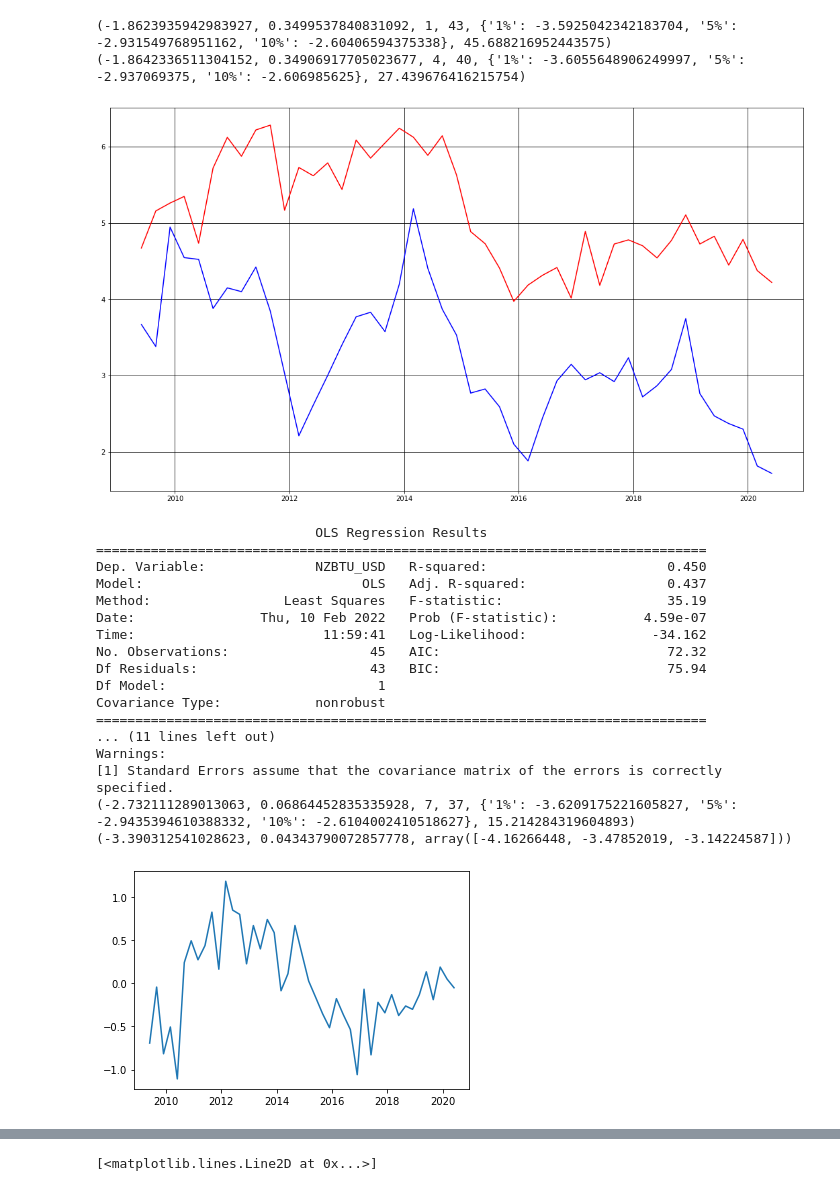
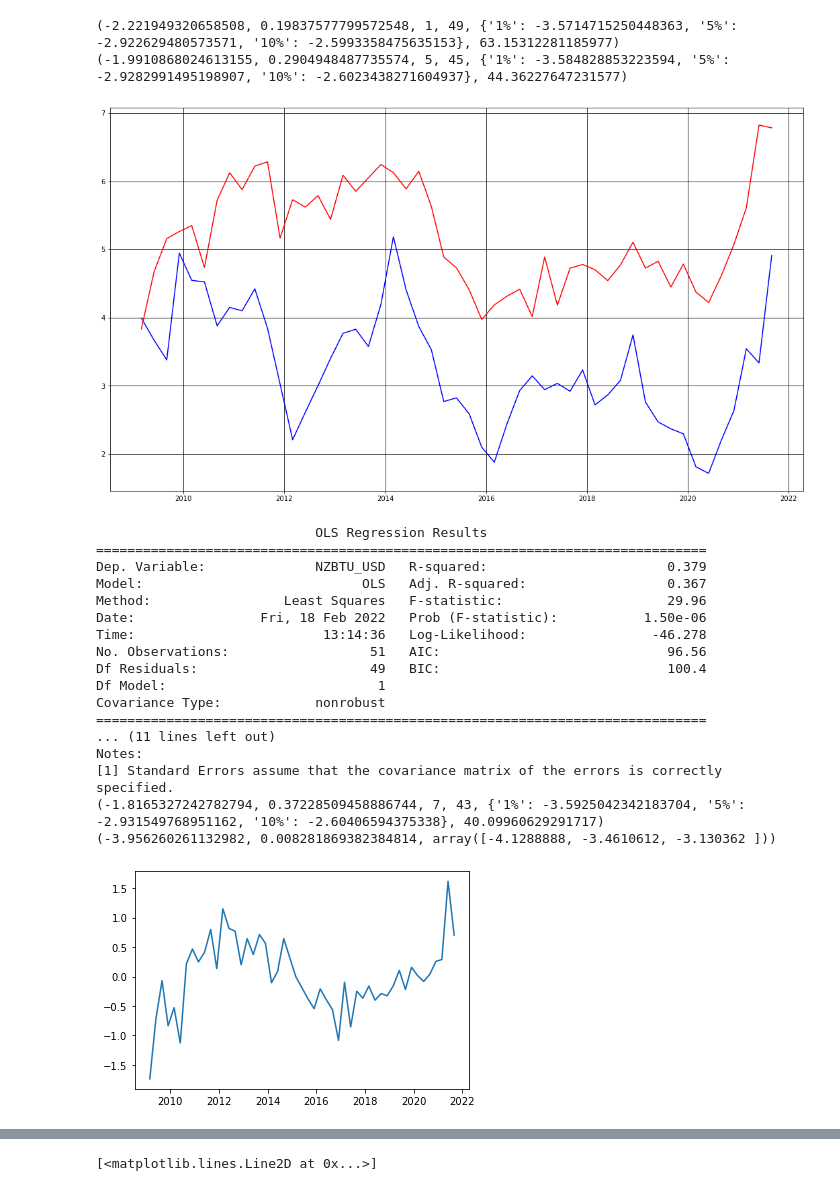
Before and after one commit to joe-ascroft/phd, a Jupyter notebook: jupyter code/metrics/gas nz.ipynb, the cells around one changed output, grey strips where cells are left out. Drawn from its saved outputs; the diff is of its cells as text; code cells hidden in the pictures.

Commit message:
data updates

```diff
--- a/jupyter code/metrics/gas nz.ipynb
+++ b/jupyter code/metrics/gas nz.ipynb
@@ -9,21 +9,30 @@ import statsmodels.api as sm
 import statsmodels.formula.api as smf
 import statsmodels.tsa.stattools as ts
 
+### STARGAZER ###
+
+from stargazer.stargazer import Stargazer, LineLocation
+
 url = 'https://raw.githubusercontent.com/joe-ascroft/phd/master/data/df_nzgas.csv'
 df = pd.read_csv(url)
 df["DATE"] = pd.to_datetime(df["DATE"],dayfirst=True)
 for col in df.columns[1:]:
     df[col] = pd.to_numeric(df[col],errors='coerce')
 
-df2 = df[(df['DATE'] > '2009-3-1') & (df['DATE'] <= '2020-6-10')]
+df2 = df[(df['DATE'] >= '2009-3-1') & (df['DATE'] <= '2022-6-10')]
 print(df2)
 
 df3 = df[(df['DATE'] < '2009-3-1')]
 
 fig = plt.gcf()
-fig.set_size_inches(18.5, 10.5)
+fig.set_size_inches(11.5, 6.5)
 plt.plot(df['DATE'],df['HH'],color='blue')
 plt.plot(df['DATE'],df['NZBTU_USD'],color='red')
+plt.xlabel('Date', fontsize=12)
+plt.ylabel('Nominal USD', fontsize=12)
+plt.legend(["Henry Hub Front Month", "New Zealand Wholesale Gas"], loc ="upper right")
 plt.grid(color="black")
+
+plt.savefig('/Users/joe/Dropbox/PhD/Writing/TeX/Charts/}nz-us-gas.png', dpi=400)
 # %% [output]
          DATE  Price_NZ    NZ_BTU  NZ_USD_Q  NZBTU_USD        HH
@@ -88,38 +101,39 @@ plt.plot(df2['DATE'],df2['HH'],color='blue')
 plt.plot(df2['DATE'],df2['NZBTU_USD'],color='red')
 plt.grid(color="black")
 # %% [output]
-(-1.8623935942983927, 0.3499537840831092, 1, 43, {'1%': -3.5925042342183704, '5%': -2.931549768951162, '10%': -2.60406594375338}, 45.688216952443575)
-(-1.8642336511304152, 0.34906917705023677, 4, 40, {'1%': -3.6055648906249997, '5%': -2.937069375, '10%': -2.606985625}, 27.439676416215754)
+(-2.221949320658508, 0.19837577799572548, 1, 49, {'1%': -3.5714715250448363, '5%': -2.922629480573571, '10%': -2.5993358475635153}, 63.15312281185977)
+(-1.9910868024613155, 0.2904948487735574, 5, 45, {'1%': -3.584828853223594, '5%': -2.9282991495198907, '10%': -2.6023438271604937}, 44.36227647231577)
-[figure, old version]
+[figure, new version]
 # %%
-result = smf.ols(formula="NZBTU_USD ~ HH", data=df2).fit()
-print(result.summary())
-plt.plot(df2["DATE"],result.resid)
+result2 = smf.ols(formula="NZBTU_USD ~ HH", data=df2).fit()
+print(result2.summary())
+plt.plot(df2["DATE"],result2.resid)
 
 
 
-test = ts.adfuller(result.resid,autolag="AIC")
+
+test = ts.adfuller(result2.resid,autolag="AIC")
 print(test)
 
 result = ts.coint(df2['HH'],df2['NZBTU_USD'])
 print(result)
 # %% [output]
                             OLS Regression Results
 ==============================================================================
-Dep. Variable:              NZBTU_USD   R-squared:                       0.450
-Model:                            OLS   Adj. R-squared:                  0.437
-Method:                 Least Squares   F-statistic:                     35.19
-Date:                Thu, 10 Feb 2022   Prob (F-statistic):           4.59e-07
-Time:                        11:59:41   Log-Likelihood:                -34.162
-No. Observations:                  45   AIC:                             72.32
-Df Residuals:                      43   BIC:                             75.94
+Dep. Variable:              NZBTU_USD   R-squared:                       0.379
+Model:                            OLS   Adj. R-squared:                  0.367
+Method:                 Least Squares   F-statistic:                     29.96
+Date:                Fri, 18 Feb 2022   Prob (F-statistic):           1.50e-06
+Time:                        13:14:36   Log-Likelihood:                -46.278
+No. Observations:                  51   AIC:                             96.56
+Df Residuals:                      49   BIC:                             100.4
 Df Model:                           1
 Covariance Type:            nonrobust
 ==============================================================================
 ... (11 lines left out)
-Warnings:
+Notes:
 [1] Standard Errors assume that the covariance matrix of the errors is correctly specified.
-(-2.732111289013063, 0.06864452835335928, 7, 37, {'1%': -3.6209175221605827, '5%': -2.9435394610388332, '10%': -2.6104002410518627}, 15.214284319604893)
-(-3.390312541028623, 0.04343790072857778, array([-4.16266448, -3.47852019, -3.14224587]))
+(-1.8165327242782794, 0.37228509458886744, 7, 43, {'1%': -3.5925042342183704, '5%': -2.931549768951162, '10%': -2.60406594375338}, 40.09960629291717)
+(-3.956260261132982, 0.008281869382384814, array([-4.1288888, -3.4610612, -3.130362 ]))
-[figure, old version]
+[figure, new version]
 # %%
```
Also changed, not shown: parts of 10 cells of this notebook, 6 other files.
